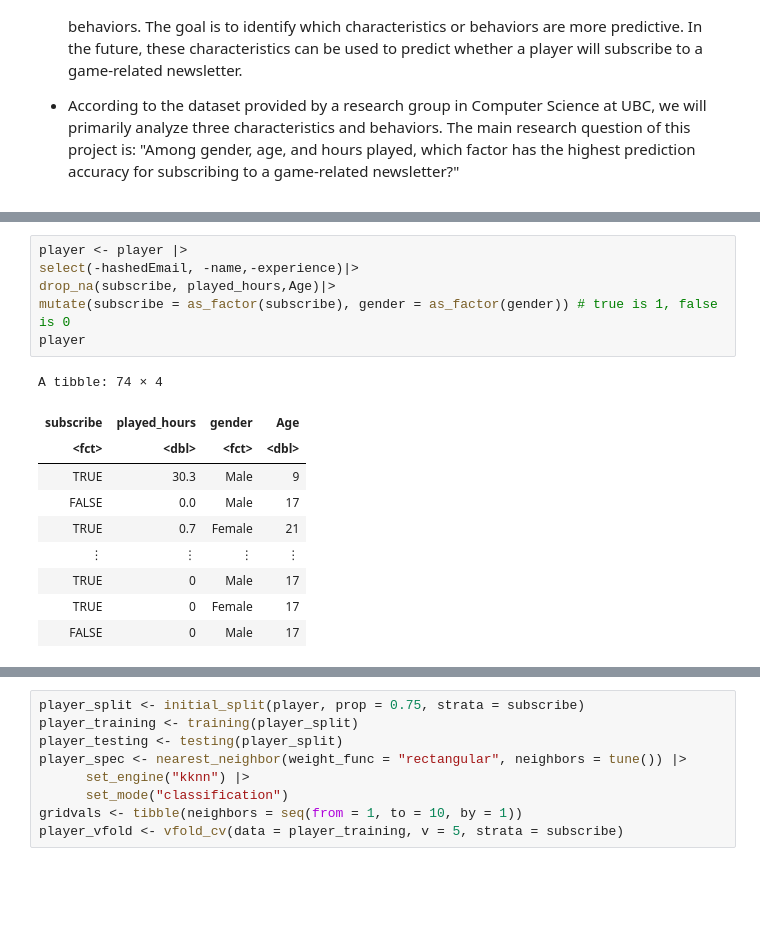
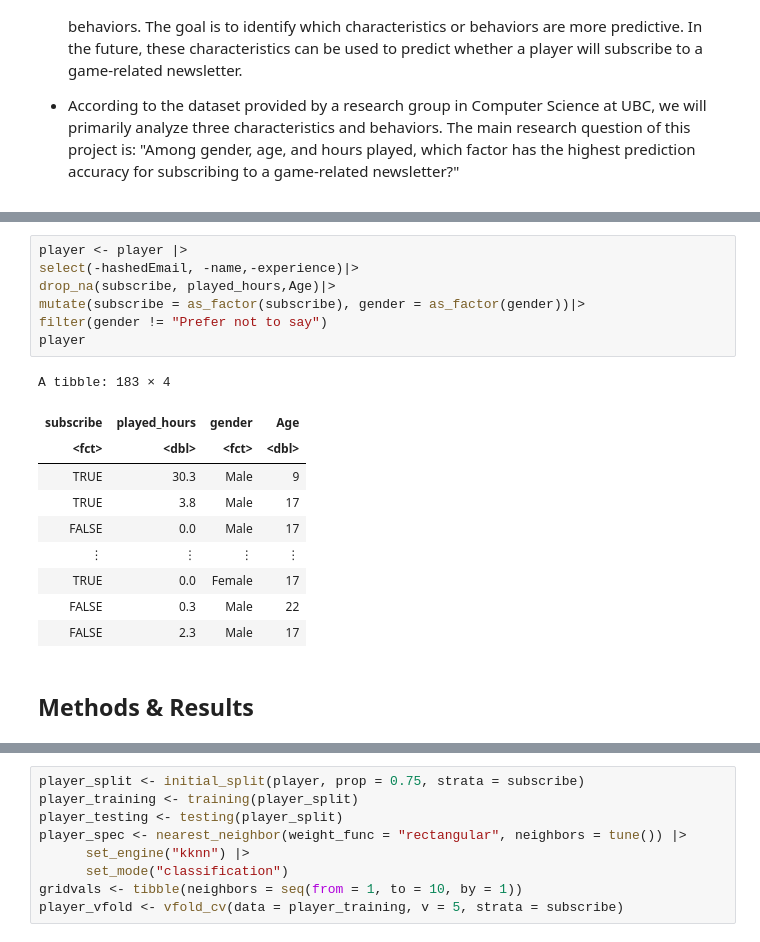
Before and after one commit to SubrinaLi/DSCI-100-sec003, a Jupyter notebook: Project_Subrina.ipynb, the cells around one changed output, grey strips where cells are left out. Saved outputs shown, nothing was run; the diff lists cells and outputs as text; blank space fills up the shorter version.

```diff
--- a/Project_Subrina.ipynb
+++ b/Project_Subrina.ipynb
@@ -71,17 +72,20 @@ A spec_tbl_df: 196 × 7
 # %%
 player <- player |>
 select(-hashedEmail, -name,-experience)|>
 drop_na(subscribe, played_hours,Age)|>
-mutate(subscribe = as_factor(subscribe), gender = as_factor(gender)) # true is 1, false is 0
+mutate(subscribe = as_factor(subscribe), gender = as_factor(gender))|>
+filter(gender != "Prefer not to say")
 player
 # %% [output]
-A tibble: 74 × 4
+A tibble: 183 × 4
 | subscribe | played_hours | gender | Age |
 | <fct> | <dbl> | <fct> | <dbl> |
 | TRUE | 30.3 | Male | 9 |
+| TRUE | 3.8 | Male | 17 |
 | FALSE | 0.0 | Male | 17 |
-| TRUE | 0.7 | Female | 21 |
 | ⋮ | ⋮ | ⋮ | ⋮ |
-| TRUE | 0 | Male | 17 |
-| TRUE | 0 | Female | 17 |
-| FALSE | 0 | Male | 17 |
+| TRUE | 0.0 | Female | 17 |
+| FALSE | 0.3 | Male | 22 |
+| FALSE | 2.3 | Male | 17 |
+# %% [markdown]
+## Methods & Results
```
Also changed, not shown: parts of 21 cells of this notebook.
